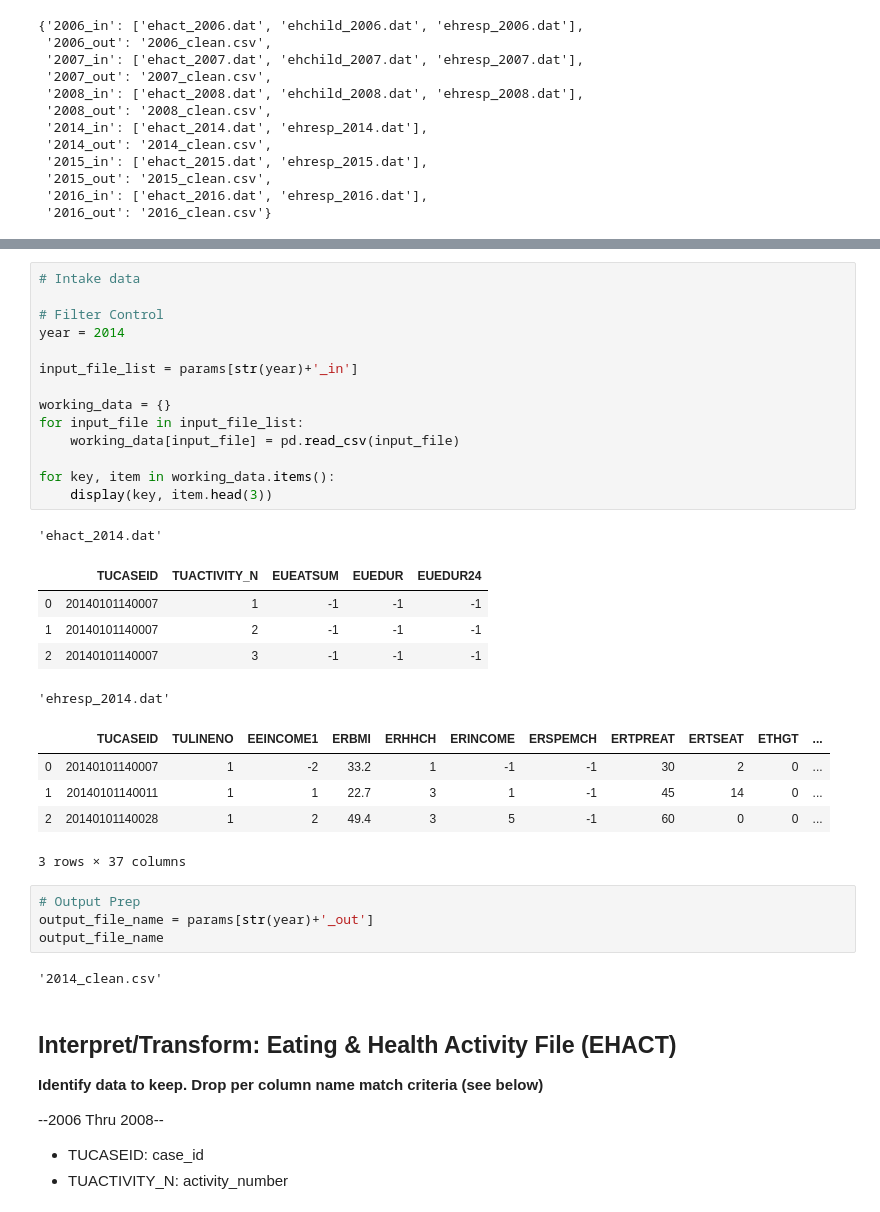
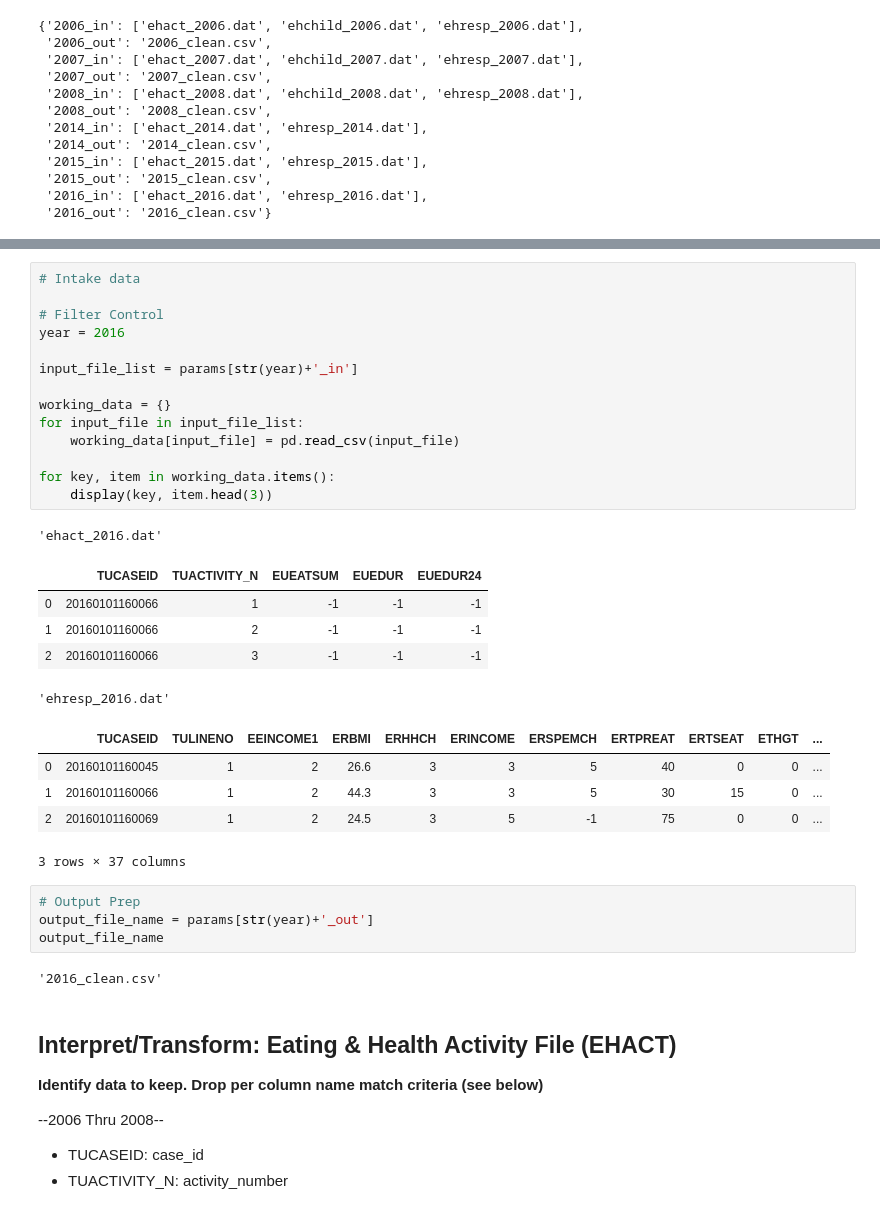
Before and after one commit to newnativeabq/trajectory, a Jupyter notebook: data_engineering/raw_data_atus/process_dataset_by_year.ipynb, the cells around one changed output, grey strips where cells are left out. Cells and saved outputs as stored; diff of their text form.

```diff
--- a/data_engineering/raw_data_atus/process_dataset_by_year.ipynb
+++ b/data_engineering/raw_data_atus/process_dataset_by_year.ipynb
@@ -68,35 +68,35 @@ trajectory
 # %%
 # Intake data
 
 # Filter Control
-year = 2014
+year = 2016
 
 input_file_list = params[str(year)+'_in']
 
 working_data = {}
 for input_file in input_file_list:
     working_data[input_file] = pd.read_csv(input_file)
 
 for key, item in working_data.items():
     display(key, item.head(3))
 # %% [output]
-'ehact_2014.dat'
+'ehact_2016.dat'
 |  | TUCASEID | TUACTIVITY_N | EUEATSUM | EUEDUR | EUEDUR24 |
-| 0 | 20140101140007 | 1 | -1 | -1 | -1 |
-| 1 | 20140101140007 | 2 | -1 | -1 | -1 |
-| 2 | 20140101140007 | 3 | -1 | -1 | -1 |
+| 0 | 20160101160066 | 1 | -1 | -1 | -1 |
+| 1 | 20160101160066 | 2 | -1 | -1 | -1 |
+| 2 | 20160101160066 | 3 | -1 | -1 | -1 |
-'ehresp_2014.dat'
+'ehresp_2016.dat'
 |  | TUCASEID | TULINENO | EEINCOME1 | ERBMI | ERHHCH | ERINCOME | ERSPEMCH | ERTPREAT | ERTSEAT | ETHGT | ... |
-| 0 | 20140101140007 | 1 | -2 | 33.2 | 1 | -1 | -1 | 30 | 2 | 0 | ... |
-| 1 | 20140101140011 | 1 | 1 | 22.7 | 3 | 1 | -1 | 45 | 14 | 0 | ... |
-| 2 | 20140101140028 | 1 | 2 | 49.4 | 3 | 5 | -1 | 60 | 0 | 0 | ... |
+| 0 | 20160101160045 | 1 | 2 | 26.6 | 3 | 3 | 5 | 40 | 0 | 0 | ... |
+| 1 | 20160101160066 | 1 | 2 | 44.3 | 3 | 3 | 5 | 30 | 15 | 0 | ... |
+| 2 | 20160101160069 | 1 | 2 | 24.5 | 3 | 5 | -1 | 75 | 0 | 0 | ... |
 3 rows × 37 columns
 # %%
 # Output Prep
 output_file_name = params[str(year)+'_out']
 output_file_name
 # %% [output]
-'2014_clean.csv'
+'2016_clean.csv'
 # %% [markdown]
 ## Interpret/Transform: Eating & Health Activity File (EHACT)
 **Identify data to keep.  Drop per column name match criteria (see below)**
```
Also changed, not shown: parts of 17 cells of this notebook, 6 other files.
